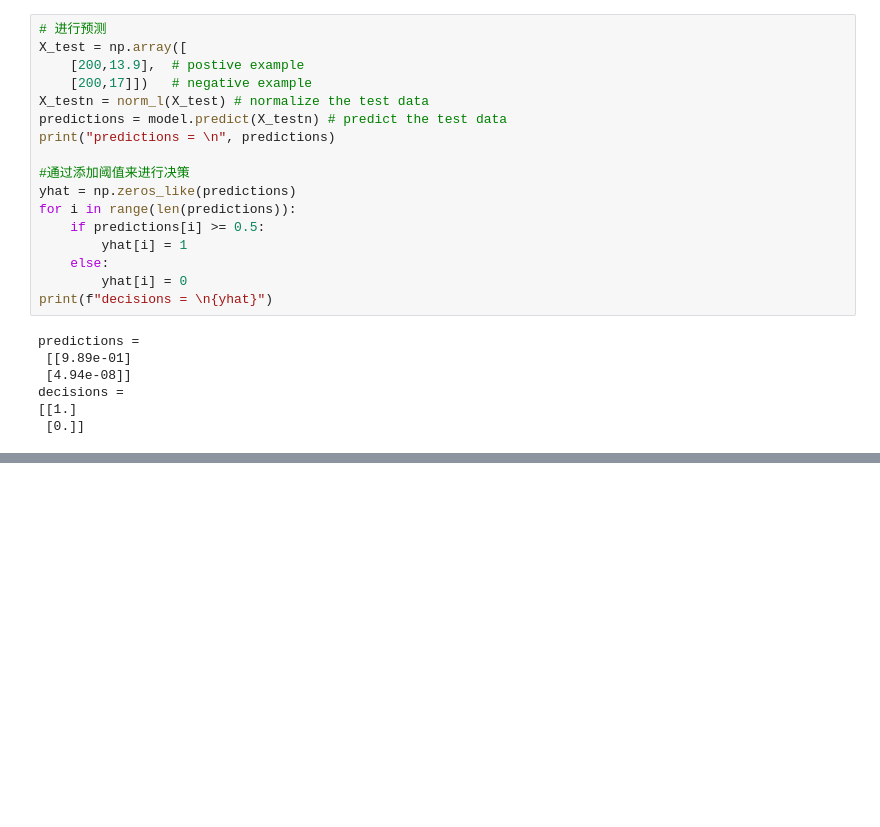
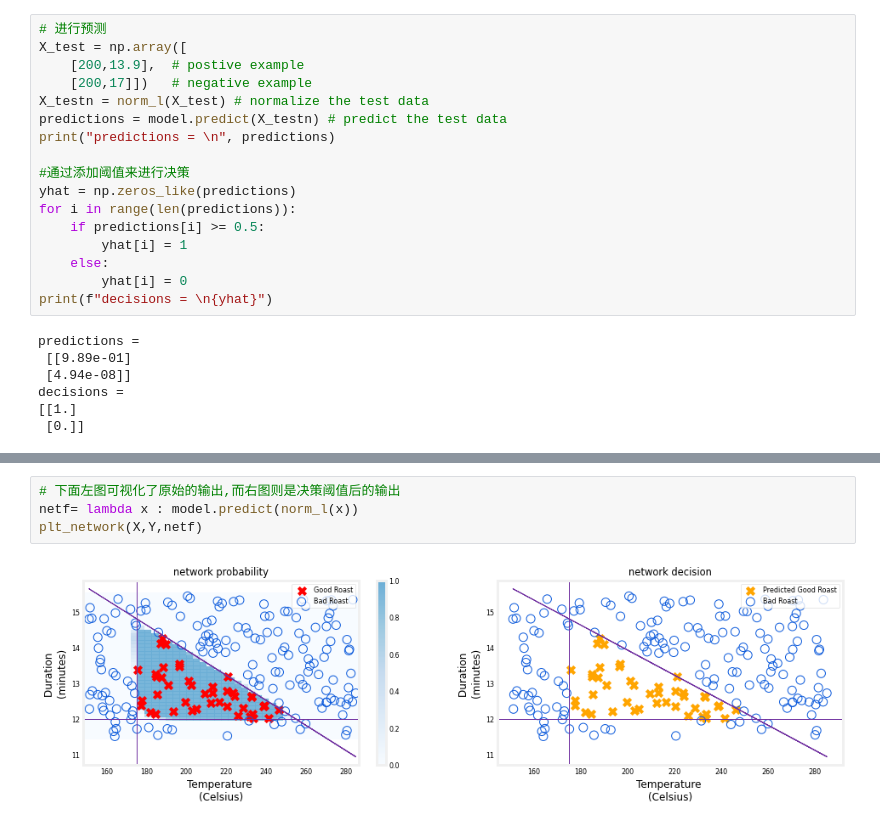
Before and after one commit to KwanWaiPang/draw_figure, a Jupyter notebook: 3.Neural Network/基于tensorflow实现基于NN的咖啡烘焙.ipynb, the cells around one changed output, grey strips where cells are left out. Saved outputs shown, nothing was run; the diff lists cells and outputs as text; blank space fills up the shorter version.

```diff
--- a/3.Neural Network/基于tensorflow实现基于NN的咖啡烘焙.ipynb
+++ b/3.Neural Network/基于tensorflow实现基于NN的咖啡烘焙.ipynb
@@ -184,0 +194,6 @@ decisions =
+# %%
+# 下面左图可视化了原始的输出,而右图则是决策阈值后的输出
+netf= lambda x : model.predict(norm_l(x))
+plt_network(X,Y,netf)
+# %% [output]
+[figure, added]
```
Also changed, not shown: parts of 2 cells of this notebook.
